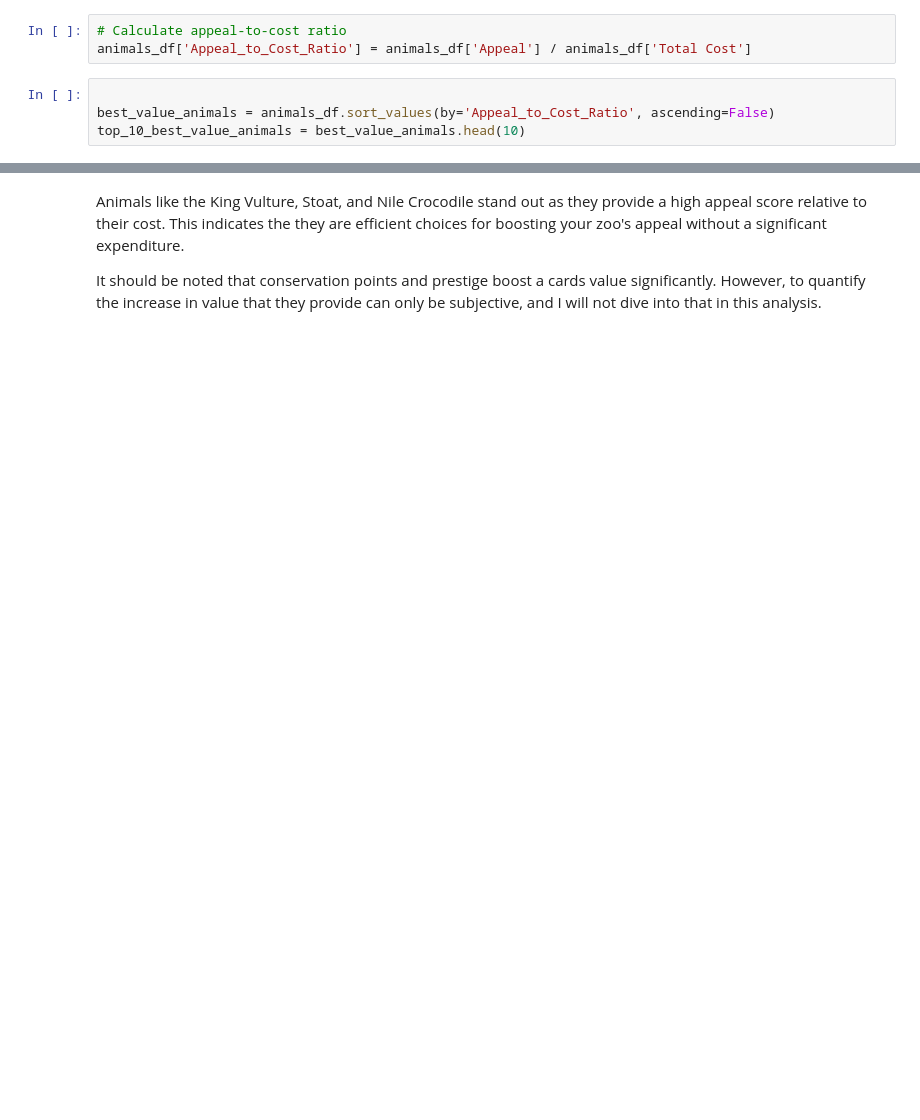
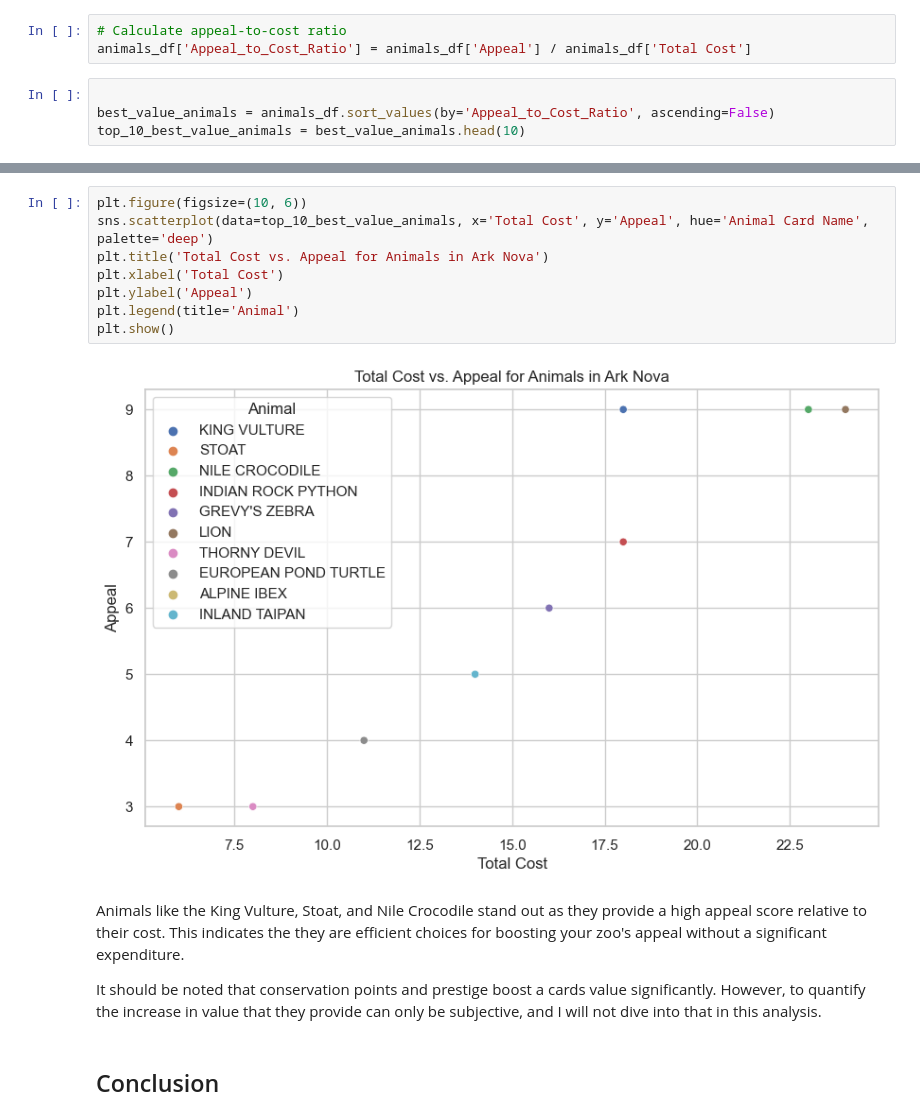
Before and after one commit to davidbuckingham2/Ark-Nova-Game-Analysis, a Jupyter notebook: Ark Nova Analysis.ipynb, the cells around one changed output, grey strips where cells are left out. Cells and saved outputs as stored; diff of their text form; blank space fills up the shorter version.

```diff
--- a/Ark Nova Analysis.ipynb
+++ b/Ark Nova Analysis.ipynb
@@ -314,7 +315,19 @@ top_10_best_value_animals
 | 83 | 484 | EUROPEAN POND TURTLE | Emys orbicularis | 1 | 9 | Reptile | Europe | None | ... |
 | 43 | 444 | ALPINE IBEX | Capra ibex | 2 | 10 | Herbivore | Europe | None | ... |
 | 91 | 492 | INLAND TAIPAN | Oxyuranus microlepidotus | 2 | 10 | Reptile | Australia | Australia\nScience | ... |
+# %%
+plt.figure(figsize=(10, 6))
+sns.scatterplot(data=top_10_best_value_animals, x='Total Cost', y='Appeal', hue='Animal Card Name', palette='deep')
+plt.title('Total Cost vs. Appeal for Animals in Ark Nova')
+plt.xlabel('Total Cost')
+plt.ylabel('Appeal')
+plt.legend(title='Animal')
+plt.show()
+# %% [output]
+[figure, added]
 # %% [markdown]
 Animals like the King Vulture, Stoat, and Nile Crocodile stand out as they provide a high appeal score relative to their cost.  This indicates the they are efficient choices for boosting your zoo's appeal without a significant expenditure.
 
 It should be noted that conservation points and prestige boost a cards value significantly.  However, to quantify the increase in value that they provide can only be subjective, and I will not dive into that in this analysis.
+# %% [markdown]
+## Conclusion
```
Also changed, not shown: parts of 19 cells of this notebook.
